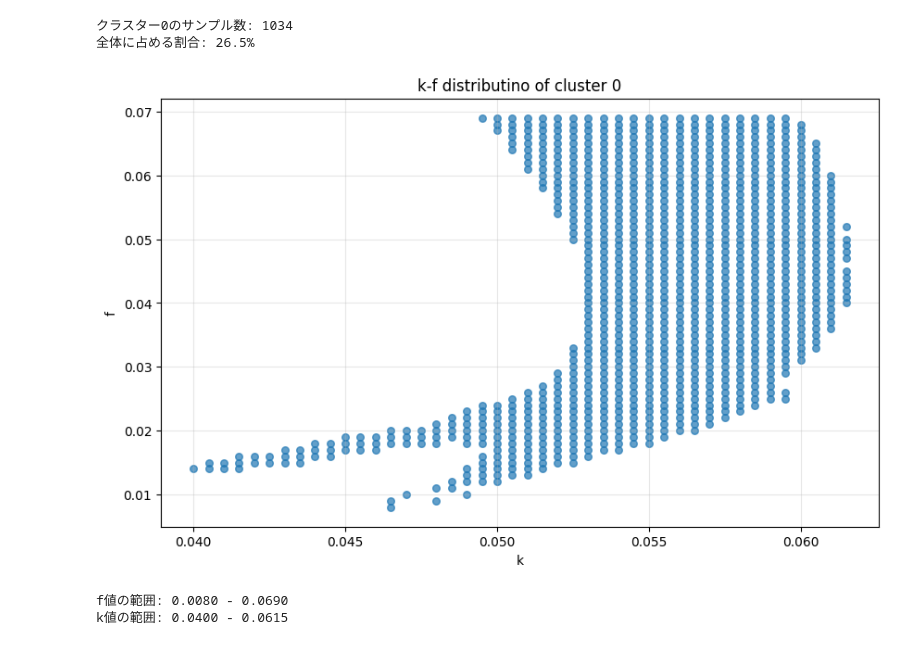
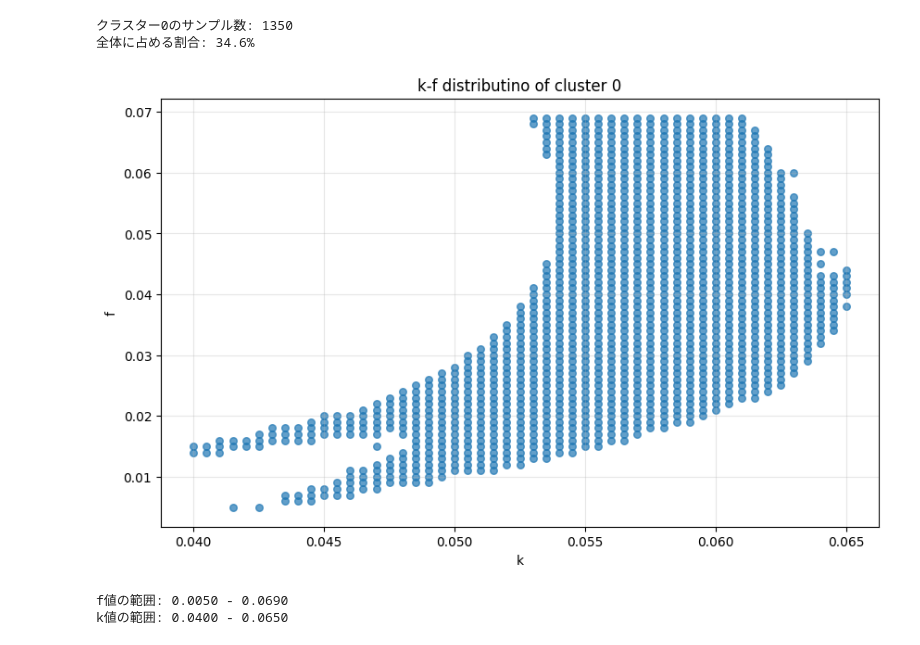
Before and after one commit to miuraTakashi/GrayScottMachineLearning, a Jupyter notebook: cluster_analysis_notebook_Phase2.ipynb, the cells around one changed output. Saved outputs shown, nothing was run; the diff lists cells and outputs as text; code cells hidden in the pictures.

```diff
--- a/cluster_analysis_notebook_Phase2.ipynb
+++ b/cluster_analysis_notebook_Phase2.ipynb
@@ -7,7 +7,7 @@ from sklearn.decomposition import PCA
 from sklearn.manifold import TSNE
 from sklearn.metrics import silhouette_score
 from matplotlib.patches import Patch
-
+import numpy, sys; print(numpy.__file__)
 #from setup_japanese_font import setup_japanese_font
 #setup_japanese_font()
 
@@ -17,7 +17,7 @@ from matplotlib.patches import Patch
 # drive.mount('/content/drive')
 # results_path = '/content/drive/MyDrive/GrayScottML/results/analysis_results_phase2.pkl'
 
-results_path = '/Users/miura/Library/CloudStorage/GoogleDrive-miuratakashilab@gmail.com/マイドライブ/GrayScottML/phase2_results_gpu.pkl'  # パスを適宜修正
+results_path = '/Users/miura/Library/CloudStorage/GoogleDrive-miuratakashilab@gmail.com/マイドライブ/GrayScottML/phase2_results_last64_gpu.pkl'  # パスを適宜修正
 
 with open(results_path, 'rb') as f:
     results = pickle.load(f)
@@ -134,32 +42,32 @@ Estimated Total Size (MB): 124.60
 # %%
 # クラスター0のデータを抽出
-cluster_0_mask = cluster_labels == 2
+cluster_0_mask = cluster_labels == 1
 cluster_0_indices = np.where(cluster_0_mask)[0]
 cluster_0_latent = latent_vectors[cluster_0_mask]
 cluster_0_f_values = f_values[cluster_0_mask]
 cluster_0_k_values = k_values[cluster_0_mask]
 
 print(f"クラスター0のサンプル数: {len(cluster_0_indices)}")
 print(f"全体に占める割合: {len(cluster_0_indices)/len(cluster_labels)*100:.1f}%")
 
 # クラスター0のf-k分布を確認
 plt.figure(figsize=(10, 6))
 plt.scatter(cluster_0_k_values, cluster_0_f_values, alpha=0.7, s=30)
 plt.xlabel('k')
 plt.ylabel('f')
 plt.title('k-f distributino of cluster 0')
 plt.grid(True, alpha=0.3)
 plt.show()
 
 # クラスター0の統計情報
 print(f"f値の範囲: {cluster_0_f_values.min():.4f} - {cluster_0_f_values.max():.4f}")
 print(f"k値の範囲: {cluster_0_k_values.min():.4f} - {cluster_0_k_values.max():.4f}")
 # %% [output]
-クラスター0のサンプル数: 1034
-全体に占める割合: 26.5%
+クラスター0のサンプル数: 1350
+全体に占める割合: 34.6%
-[figure, old version]
+[figure, new version]
-f値の範囲: 0.0080 - 0.0690
-k値の範囲: 0.0400 - 0.0615
+f値の範囲: 0.0050 - 0.0690
+k値の範囲: 0.0400 - 0.0650
 # %%
 # クラスター0のサブクラスタリング
 # 最適なクラスター数を決定するためのエルボー法とシルエット分析
```
Also changed, not shown: parts of 10 cells of this notebook, 4 other files.
